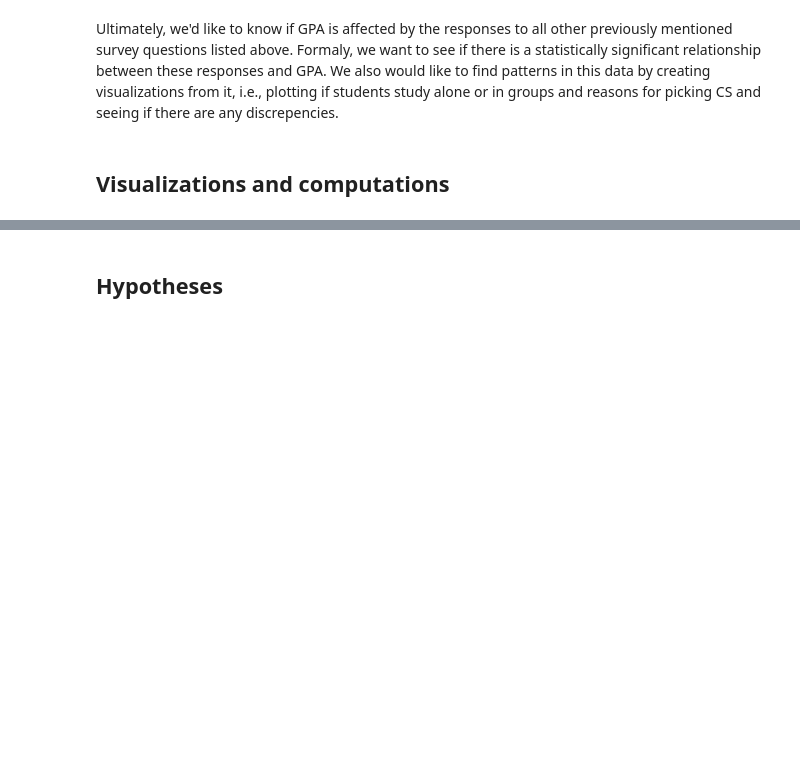
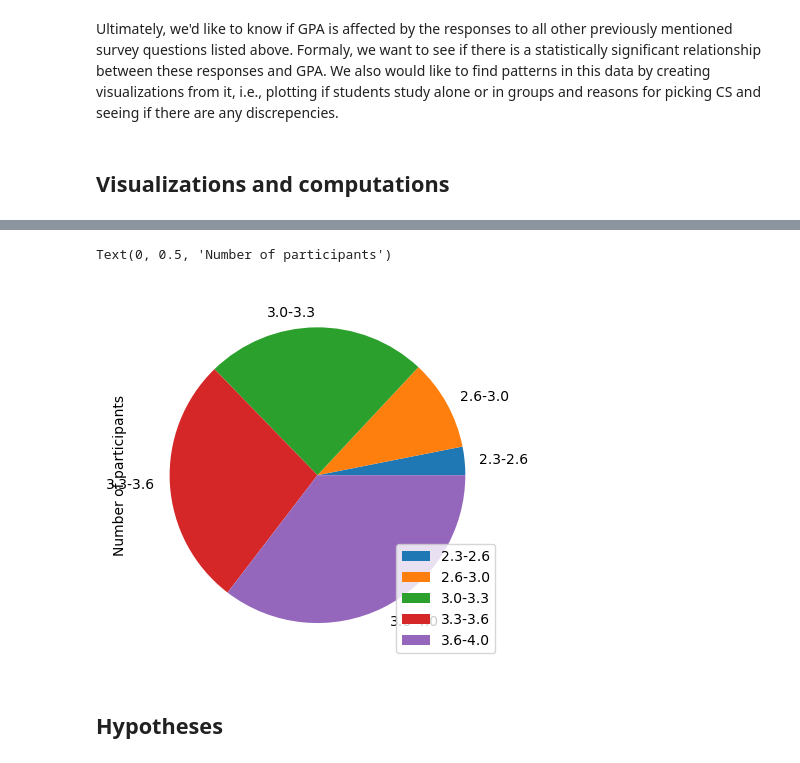
Before and after one commit to undahveeti/University-Characteristic-Data-Analysis, a Jupyter notebook: cs105_mini_project.ipynb, the cells around one changed output, grey strips where cells are left out. Drawn from its saved outputs; the diff is of its cells as text; code cells hidden in the pictures; blank space fills up the shorter version.

```diff
--- a/cs105_mini_project.ipynb
+++ b/cs105_mini_project.ipynb
@@ -82,16 +82,23 @@ plt.show()
 import seaborn as sns
 import matplotlib.pyplot as plt
 
-df = df[df["Do you want to be involved in STEM-based research?"] != 0]
+df1 = df[df["Do you want to be involved in STEM-based research?"] != 0]
 
 plt.figure(figsize=(10, 6))
-sns.boxplot(x="Do you want to be involved in STEM-based research?", y="gpa", data=df)
+sns.boxplot(x="Do you want to be involved in STEM-based research?", y="gpa", data=df1)
 plt.title('Boxplot of GPA based on Involvement in Research')
 plt.ylabel('GPA')
 plt.xlabel('Involvement in Research')
 plt.show()
 # %% [output]
 [figure]
+# %%
+df1 = df[['What is your current cumulative GPA?', 'Do you want to be involved in STEM-based research?']]
+grouped = df1.groupby('What is your current cumulative GPA?').count()
+grouped.plot.pie(y = 'Do you want to be involved in STEM-based research?').set_ylabel('Number of participants')
+# %% [output]
+Text(0, 0.5, 'Number of participants')
+[figure, added]
 # %% [markdown]
 ## Hypotheses
 # %% [markdown]
```
Also changed, not shown: parts of 7 cells of this notebook.
